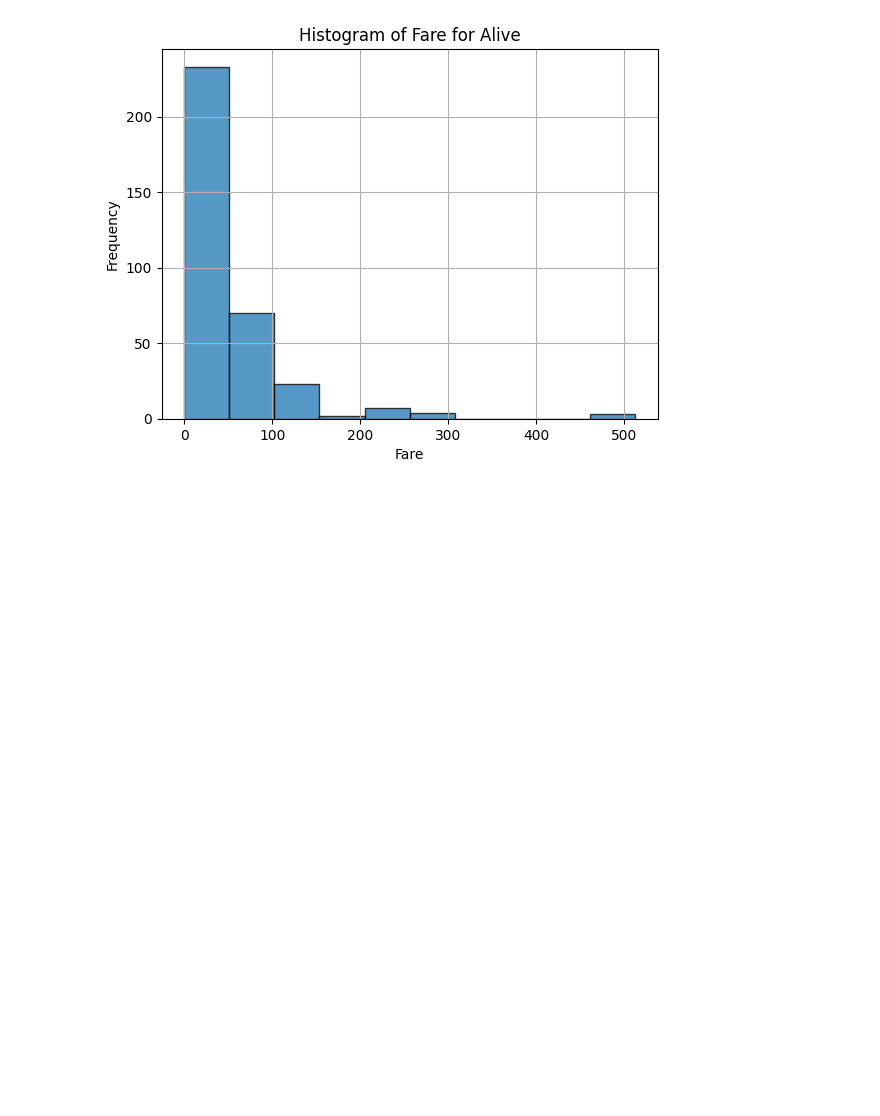
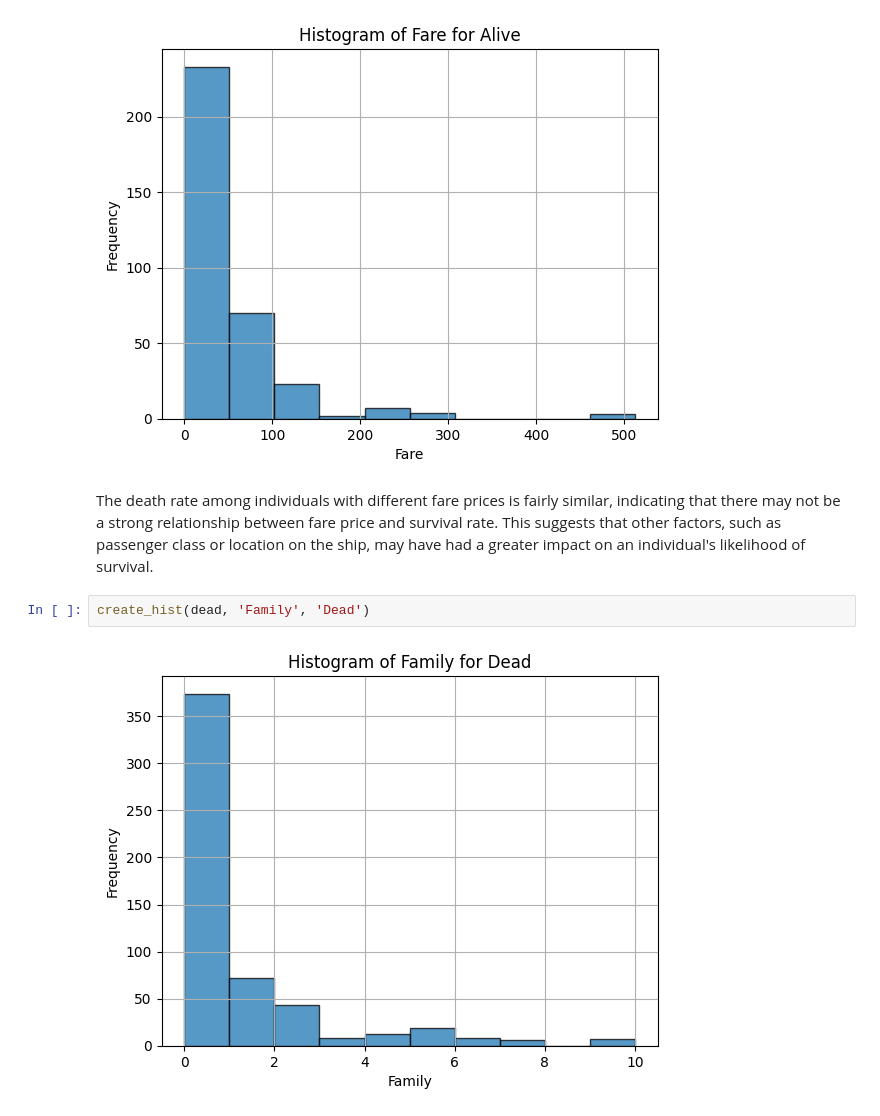
Before and after one commit to SeanMarcusJensen/Exam_DataScience, a Jupyter notebook: Notebook.ipynb, the cells around one changed output. Saved outputs shown, nothing was run; the diff lists cells and outputs as text; blank space fills up the shorter version.

```diff
--- a/Notebook.ipynb
+++ b/Notebook.ipynb
@@ -277,3 +283,9 @@ create_hist(alive,'Fare', 'Alive')
 # %% [output]
 [figure]
 [figure]
+# %% [markdown]
+The death rate among individuals with different fare prices is fairly similar, indicating that there may not be a strong relationship between fare price and survival rate. This suggests that other factors, such as passenger class or location on the ship, may have had a greater impact on an individual's likelihood of survival.
+# %%
+create_hist(dead, 'Family', 'Dead')
+# %% [output]
+[figure, added]
```
Also changed, not shown: parts of 5 cells of this notebook, 1 other file.
